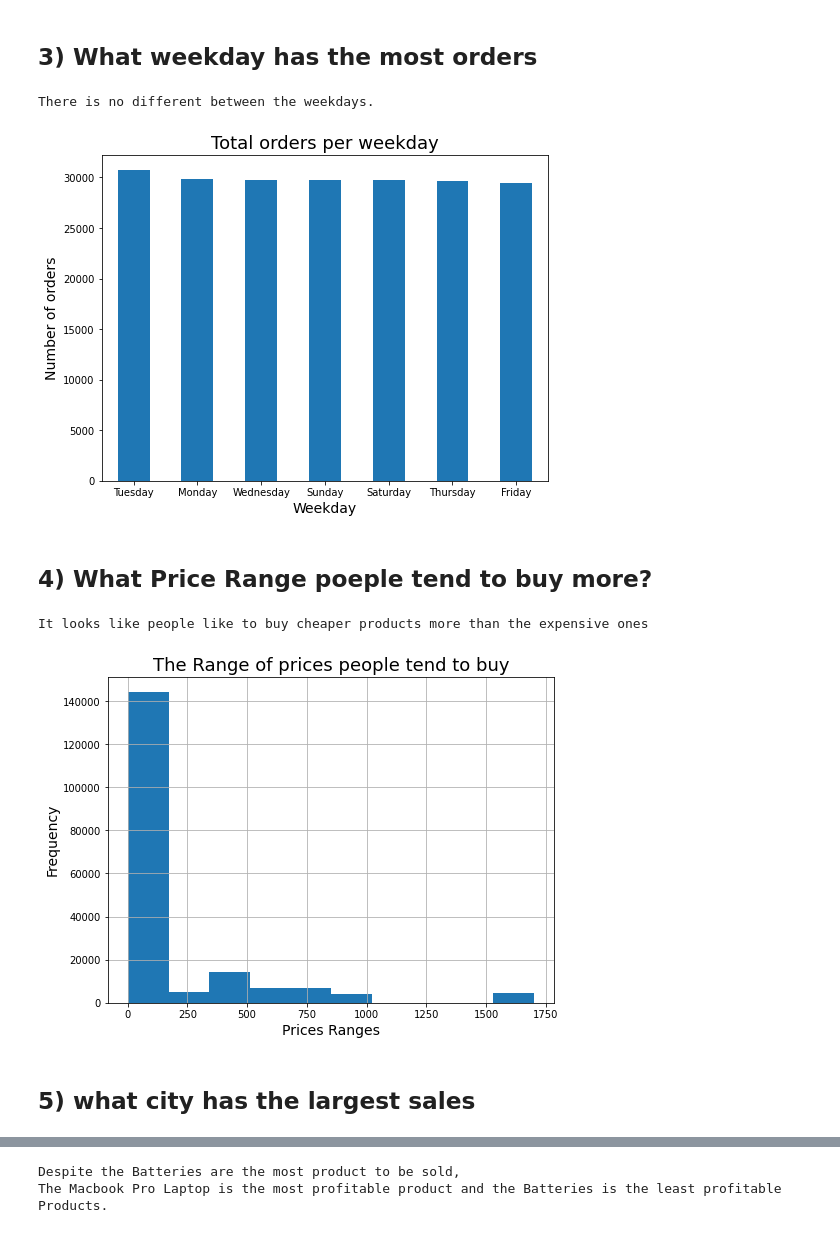
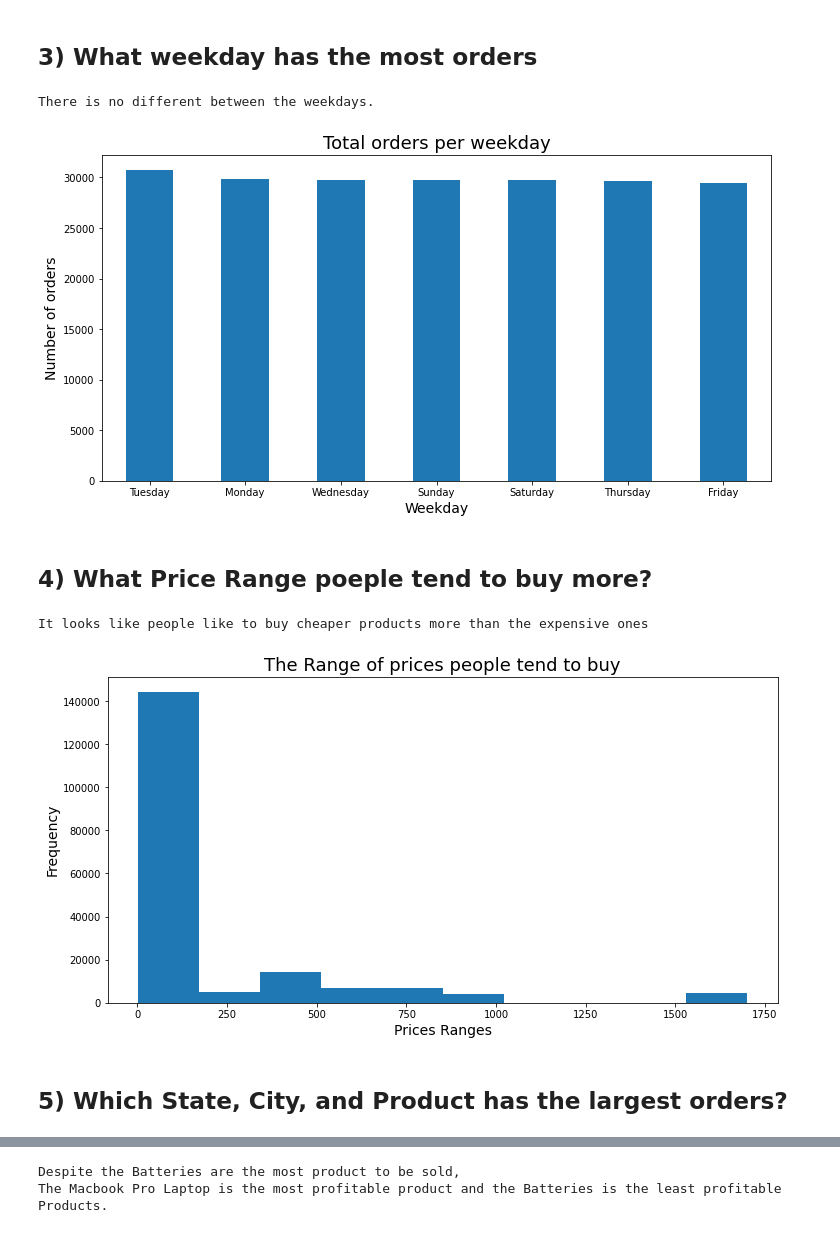
Before and after one commit to AdhamAlQatawy/ElectronicStoreAnalysis, a Jupyter notebook: SalesNoteBook.ipynb, the cells around one changed output, grey strips where cells are left out. Cells and saved outputs as stored; diff of their text form; code cells hidden in the pictures.

```diff
--- a/SalesNoteBook.ipynb
+++ b/SalesNoteBook.ipynb
@@ -323,8 +324,10 @@ Oct    20282
 Dec    24984
 Name: Month, dtype: int64
 # %%
-# Extracting the city name from the address
+# Extracting the city and state from the address
 df_modified['City'] = df_modified['Purchase_Address'].apply(lambda x : x.split(',')[1])
+df_modified['State'] = df_modified['Purchase_Address'].apply(lambda x : x.split(',')[2])
+df_modified['State'] = df_modified['State'].apply(lambda x : x.split()[0])
 df_modified
 # %% [output]
 |  | Order_ID | Product | Quantity_Ordered | Price_Each | Order_Date | Purchase_Address | Date | Day | ... |
@@ -405,25 +420,25 @@ There is no different between the days in orders numbers.
 # %% [markdown]
 ## 3) What weekday has the most orders
 # %%
-df_modified.groupby('DayOfWeek')['Quantity_Ordered'].sum().sort_values(ascending=False).plot(kind = 'bar', figsize=(8,6))
+df_modified.groupby('DayOfWeek')['Quantity_Ordered'].sum().sort_values(ascending=False).plot(kind = 'bar', figsize=(12,6))
 plt.ylabel('Number of orders', fontsize=14)
 plt.xlabel('Weekday', fontsize=14)
 plt.xticks(rotation=0)
 plt.title('Total orders per weekday', fontsize=18)
 print("There is no different between the weekdays.")
 # %% [output]
 There is no different between the weekdays.
-[figure, old version]
+[figure, new version]
 # %% [markdown]
 ## 4) What Price Range poeple tend to buy more?
 # %%
-df_modified.Price_Each.hist(figsize=(8,6));
+df_modified.Price_Each.hist(figsize=(12,6), grid = False);
 plt.xlabel('Prices Ranges', fontsize=14);
 plt.ylabel('Frequency', fontsize=14);
 plt.title('The Range of prices people tend to buy', fontsize=18)
 print("It looks like people like to buy cheaper products more than the expensive ones")
 # %% [output]
 It looks like people like to buy cheaper products more than the expensive ones
-[figure, old version]
+[figure, new version]
 # %% [markdown]
-## 5) what city has the largest sales
+## 5) Which State, City, and Product has the largest orders?
```
Also changed, not shown: parts of 14 cells of this notebook.
